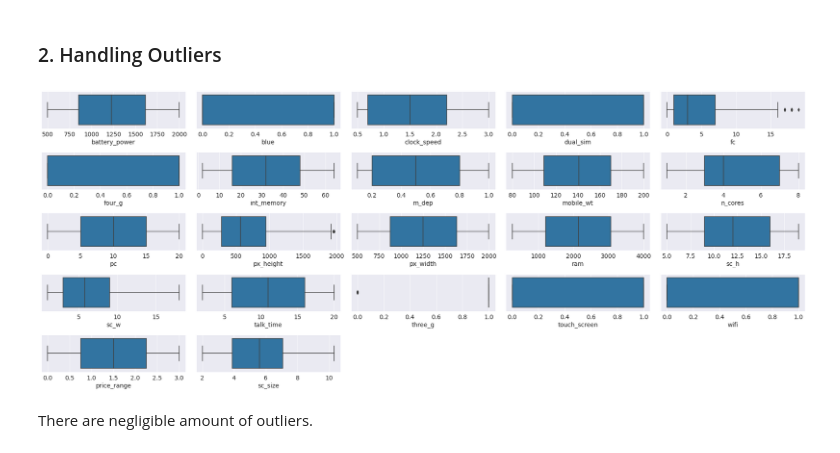
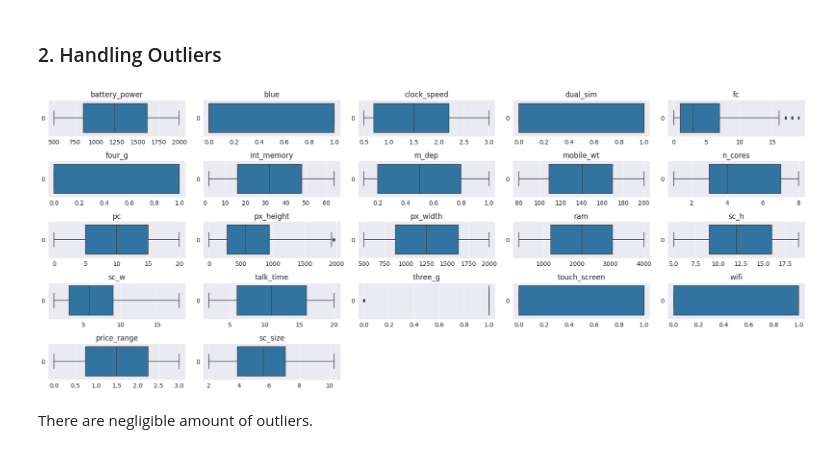
Before and after one commit to rajathAgalkote/MobilePriceRangePrediction_ML_classifier, a Jupyter notebook: Rajathadri_ML_Classifier_MobilePriceRangePrediction.ipynb, the cells around one changed output. Cells and saved outputs as stored; diff of their text form; code cells hidden in the pictures.

```diff
--- a/Rajathadri_ML_Classifier_MobilePriceRangePrediction.ipynb
+++ b/Rajathadri_ML_Classifier_MobilePriceRangePrediction.ipynb
@@ -140,7 +141,6 @@ sns.set_style('darkgrid')
 plt.rcParams['font.size'] = 14
 plt.rcParams['figure.figsize'] = (7,4)
 plt.rcParams['figure.facecolor'] = '#00000000'
-plt.rcParams['image.cmap'] = 'rocket'
 plt.rcParams["figure.autolayout"] = True
 # %%
 # Ignoring all warnings
@@ -1217,13 +1193,23 @@ Hence, no operation is required.
 # %%
 # Handling Outliers & Outlier treatments
 
 # looking for outliers using box plot
 plt.figure(figsize=(25,10))
 for index,item in enumerate([i for i in df.describe().columns.to_list()] ):
+
+  # Create a subplot in a 5x5 grid, starting with the first subplot (index 0)
   plt.subplot(5,5,index+1)
-  sns.boxplot(df[item])
+
+  # Create a box plot of the current column's data
+  sns.boxplot(df[item], orient = 'h')
+
+  # Add the column name to the subplot title
+  plt.title(item)
+
+  # Add some spacing between the subplots
+  plt.subplots_adjust(hspace=0.5)
 # %% [output]
-[figure, old version]
+[figure, new version]
 # %% [markdown]
 There are negligible amount of outliers.
 # %% [markdown]
```
Also changed, not shown: parts of 43 cells of this notebook.
